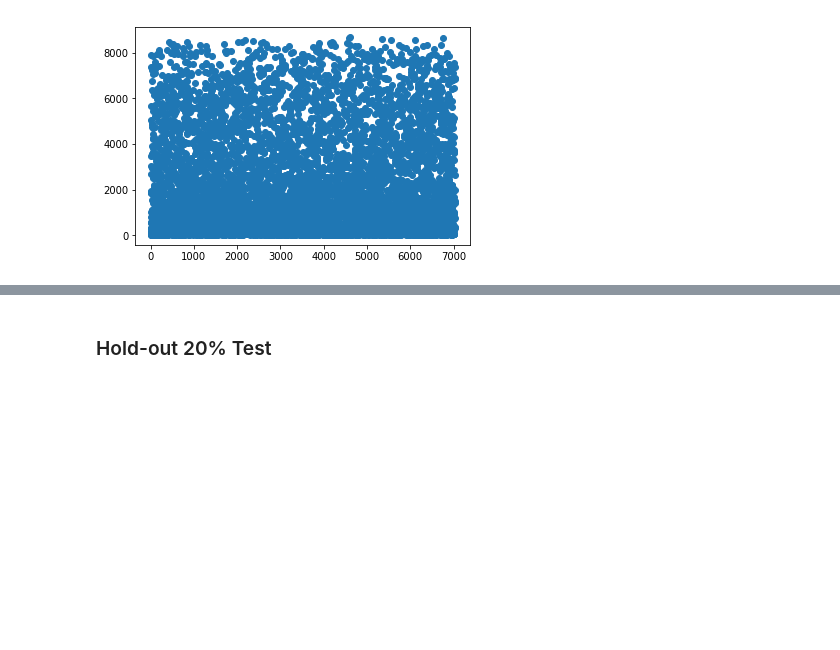
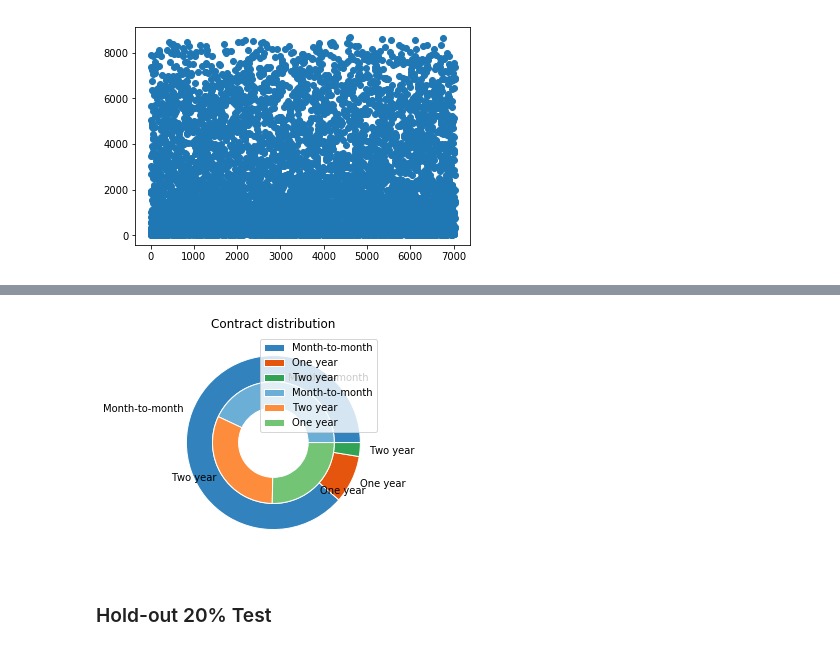
Before and after one commit to ctc316/telco-customer-churn, a Jupyter notebook: telco-customer-churn.ipynb, the cells around one changed output, grey strips where cells are left out. Cells and saved outputs as stored; diff of their text form; code cells hidden in the pictures; blank space fills up the shorter version.

```diff
--- a/telco-customer-churn.ipynb
+++ b/telco-customer-churn.ipynb
@@ -230,3 +307,29 @@ plt.scatter(x=range(len(train_X_num)), y=train_X_num['TotalCharges'])
+# %%
+fig, ax = plt.subplots()
+
+size = 0.3
+vals = np.array([[60., 32.], [37., 40.], [29., 10.]])
+
+cmap = plt.get_cmap("tab20c")
+outer_colors = cmap(np.arange(3)*4)
+inner_colors = cmap(np.array([1, 5, 9]))
+
+ax.pie(churn['Contract'].value_counts().values.tolist(),
+       labels=churn['Contract'].value_counts().keys().tolist(),
+       radius=1, colors=outer_colors,
+       wedgeprops=dict(width=size, edgecolor='w'))
+
+ax.pie(non_churn['Contract'].value_counts().values.tolist(),
+       labels=non_churn['Contract'].value_counts().keys().tolist(),
+       radius=1-size, colors=inner_colors,
+       wedgeprops=dict(width=size, edgecolor='w'))
+
+ax.set(aspect="equal", title='Contract distribution')
+plt.legend(loc='upper right')
+
+plt.show()
+# %% [output]
+[figure, added]
 # %% [markdown]
 ### Hold-out 20% Test
 # %%
```
Also changed, not shown: parts of 8 cells of this notebook.
